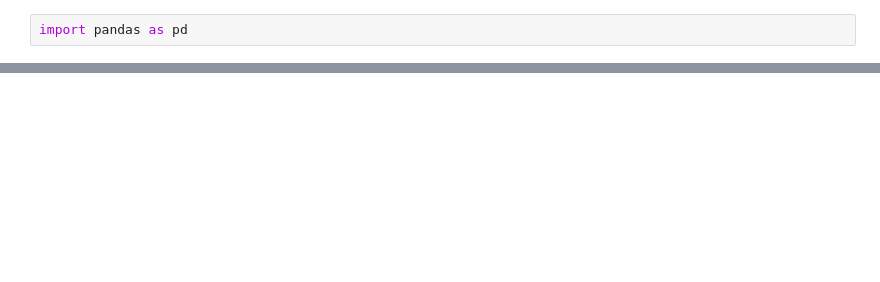
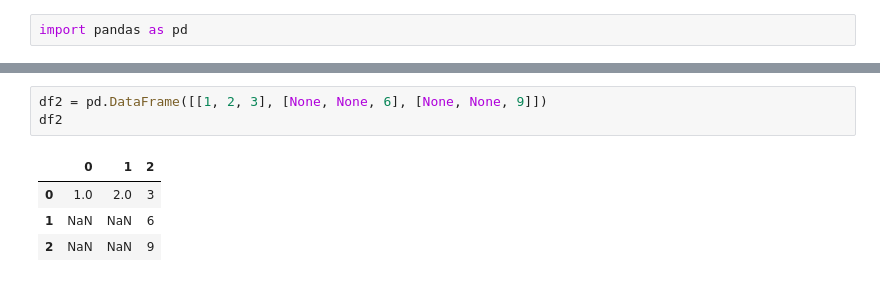
Before and after one commit to aky360/A.I., a Jupyter notebook: pandasPractice.ipynb, the cells around one changed output, grey strips where cells are left out. Drawn from its saved outputs; the diff is of its cells as text; blank space fills up the shorter version.

```diff
--- a/pandasPractice.ipynb
+++ b/pandasPractice.ipynb
@@ -28,0 +45,8 @@ df
+# %%
+df2 = pd.DataFrame([[1, 2, 3], [None, None, 6], [None, None, 9]])
+df2
+# %% [output]
+|  | 0 | 1 | 2 |
+| 0 | 1.0 | 2.0 | 3 |
+| 1 | NaN | NaN | 6 |
+| 2 | NaN | NaN | 9 |
```
Also changed, not shown: parts of 6 cells of this notebook.
